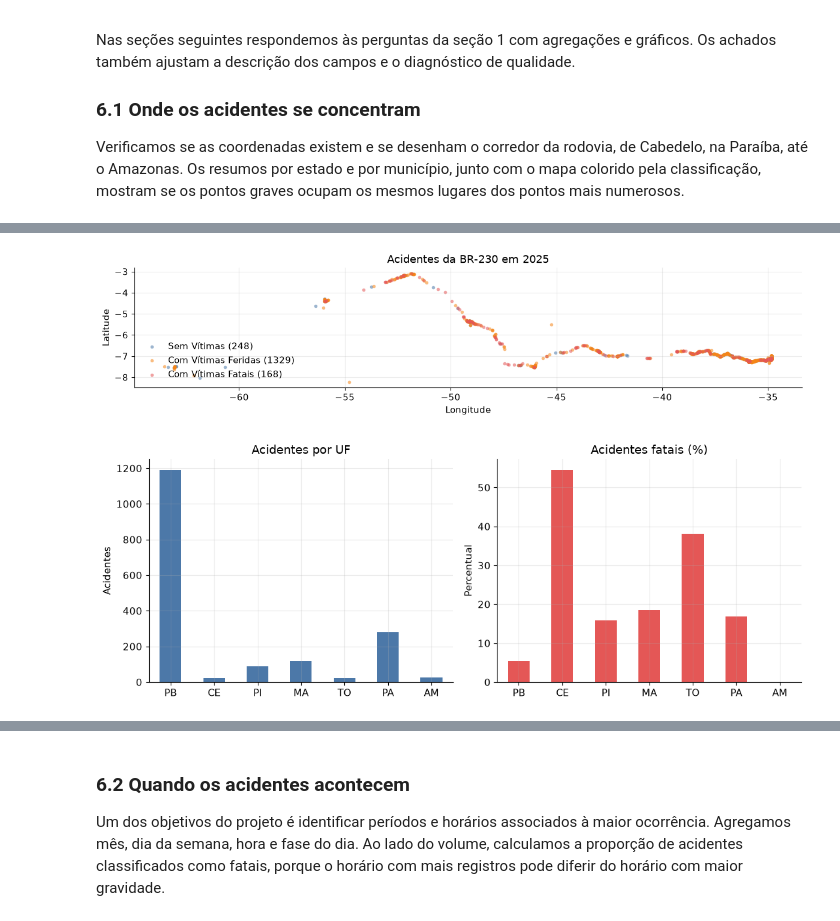
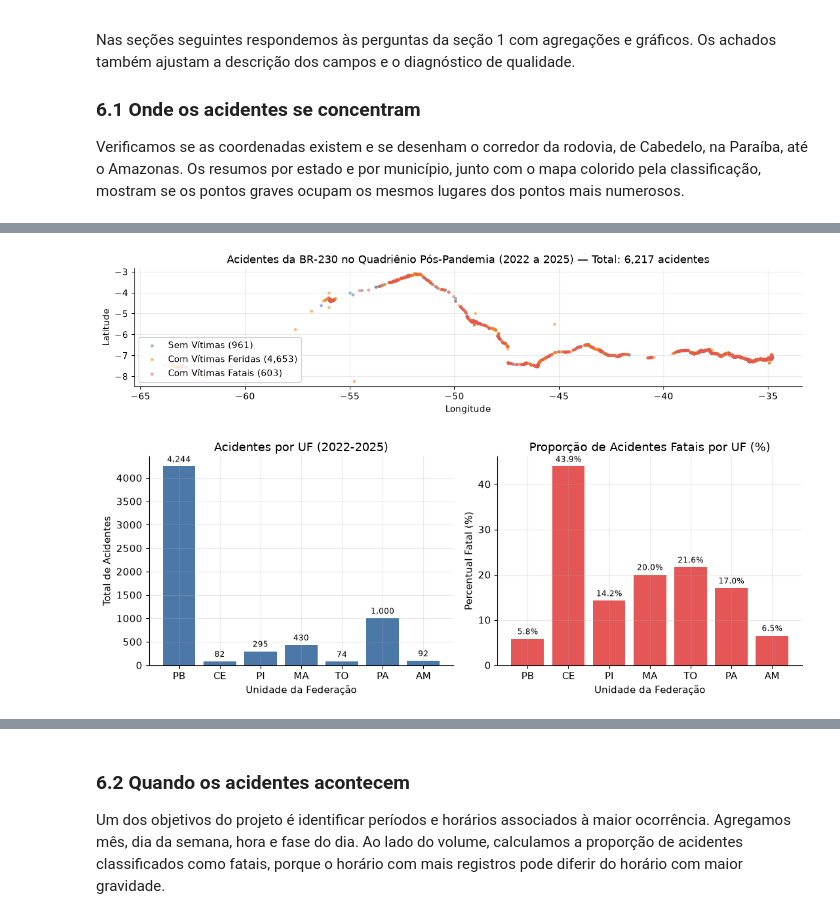
Before and after one commit to batista-neto/Prediction_of_Traffic_Accident_Risk_on_the_BR-230, a Jupyter notebook: entendimento_dados/entendimento_dados_br230.ipynb, the cells around one changed output, grey strips where cells are left out. Saved outputs shown, nothing was run; the diff lists cells and outputs as text; code cells hidden in the pictures.

```diff
--- a/entendimento_dados/entendimento_dados_br230.ipynb
+++ b/entendimento_dados/entendimento_dados_br230.ipynb
@@ -623,36 +834,53 @@ for classe, cor in cores.items():
     eixo.scatter(
         parte["longitude"],
         parte["latitude"],
-        s=16,
+        s=14,
         alpha=0.55,
         c=cor,
-        label=f"{classe} ({len(parte)})",
+        label=f"{classe} ({len(parte):,})",
         linewidths=0,
     )
 eixo.set_xlabel("Longitude")
 eixo.set_ylabel("Latitude")
-eixo.set_title("Acidentes da BR-230 em 2025")
-eixo.legend(frameon=False, loc="lower left")
+eixo.set_title(f"Acidentes da BR-230 no Quadriênio Pós-Pandemia (2022 a 2025) — Total: {len(br230):,} acidentes")
+eixo.legend(frameon=True, loc="lower left", facecolor="white", framealpha=0.85)
 eixo.set_aspect("equal", adjustable="box")
 fig.tight_layout()
+fig.savefig(FIGURAS / "mapa_dispersao_br230.png", dpi=300, bbox_inches="tight")
 plt.show()
 # %% [output]
-[figure, old version]
+[figure, new version]
 # %%
+por_uf = (
+    br230.groupby("uf")
+    .agg(acidentes=("id", "size"), proporcao_fatais=("fatal", "mean"), mortos=("mortos", "sum"))
+    .reindex(ordem_uf)
+)
+
 fig, eixos = plt.subplots(1, 2, figsize=(11, 4.2))
-por_uf["acidentes"].plot(kind="bar", ax=eixos[0], color="#4C78A8", rot=0)
-eixos[0].set_title("Acidentes por UF")
-eixos[0].set_xlabel("")
-eixos[0].set_ylabel("Acidentes")
+bar1 = eixos[0].bar(por_uf.index, por_uf["acidentes"], color="#4C78A8", edgecolor="none")
+eixos[0].set_title("Acidentes por UF (2022-2025)")
+eixos[0].set_xlabel("Unidade da Federação")
+eixos[0].set_ylabel("Total de Acidentes")
+for b in bar1:
+    h = b.get_height()
+    eixos[0].annotate(f"{int(h):,}", xy=(b.get_x() + b.get_width()/2, h), xytext=(0, 3),
+                      textcoords="offset points", ha="center", va="bottom", fontsize=8.5)
 
-(por_uf["proporcao_fatais"] * 100).plot(kind="bar", ax=eixos[1], color="#E45756", rot=0)
-eixos[1].set_title("Acidentes fatais (%)")
-eixos[1].set_xlabel("")
-eixos[1].set_ylabel("Percentual")
+bar2 = eixos[1].bar(por_uf.index, por_uf["proporcao_fatais"] * 100, color="#E45756", edgecolor="none")
+eixos[1].set_title("Proporção de Acidentes Fatais por UF (%)")
+eixos[1].set_xlabel("Unidade da Federação")
+eixos[1].set_ylabel("Percentual Fatal (%)")
+for b in bar2:
+    h = b.get_height()
+    eixos[1].annotate(f"{h:.1f}%", xy=(b.get_x() + b.get_width()/2, h), xytext=(0, 3),
+                      textcoords="offset points", ha="center", va="bottom", fontsize=8.5)
+
 fig.tight_layout()
+fig.savefig(FIGURAS / "acidentes_letalidade_uf.png", dpi=300, bbox_inches="tight")
 plt.show()
 # %% [output]
-[figure, old version]
+[figure, new version]
 # %%
 br230["faixa_km"] = (br230["km"] // 50) * 50
 faixas = (
```
Also changed, not shown: parts of 23 cells of this notebook, 13 other files.
